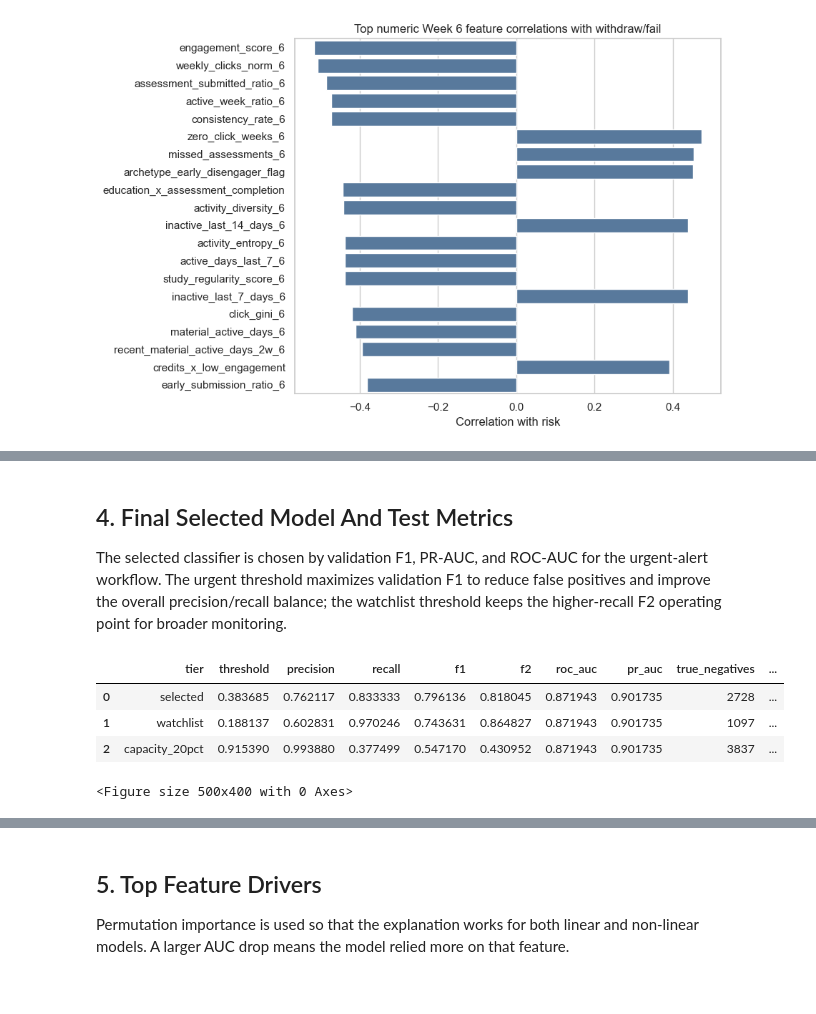
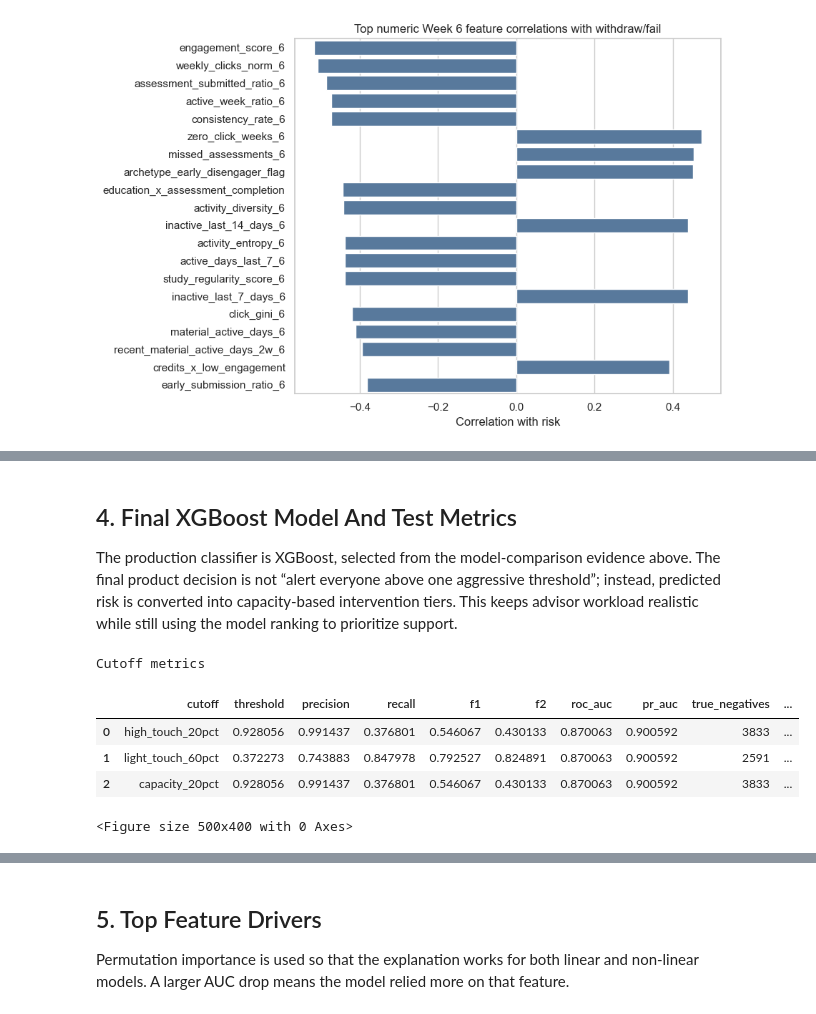
Before and after one commit to gsharsh/studords, a Jupyter notebook: notebooks/02_disengagement_model.ipynb, the cells around one changed output, grey strips where cells are left out. Cells and saved outputs as stored; diff of their text form; code cells hidden in the pictures.

Commit message:
Refine report layout and recommender workflow

```diff
--- a/notebooks/02_disengagement_model.ipynb
+++ b/notebooks/02_disengagement_model.ipynb
@@ -214,21 +263,23 @@ model_result["overfit_check"][[
 # %% [markdown]
-## 4. Final Selected Model And Test Metrics
+## 4. Final XGBoost Model And Test Metrics
 
-The selected classifier is chosen by validation F1, PR-AUC, and ROC-AUC for the urgent-alert workflow. The urgent threshold maximizes validation F1 to reduce false positives and improve the overall precision/recall balance; the watchlist threshold keeps the higher-recall F2 operating point for broader monitoring.
+The production classifier is XGBoost, selected from the model-comparison evidence above. The final product decision is not “alert everyone above one aggressive threshold”; instead, predicted risk is converted into capacity-based intervention tiers. This keeps advisor workload realistic while still using the model ranking to prioritize support.
 # %%
 plot_model_outputs(model_result)
 
+print("Cutoff metrics")
 pd.DataFrame([
-    {"tier": "selected", **model_result["primary_metrics"]},
-    {"tier": "watchlist", **model_result["watchlist_metrics"]},
-    {"tier": "capacity_20pct", **model_result["capacity_metrics"]},
+    {"cutoff": "high_touch_20pct", **model_result["primary_metrics"]},
+    {"cutoff": "light_touch_60pct", **model_result["watchlist_metrics"]},
+    {"cutoff": "capacity_20pct", **model_result["capacity_metrics"]},
 ])
 # %% [output]
+Cutoff metrics
-|  | tier | threshold | precision | recall | f1 | f2 | roc_auc | pr_auc | true_negatives | ... |
-| 0 | selected | 0.383685 | 0.762117 | 0.833333 | 0.796136 | 0.818045 | 0.871943 | 0.901735 | 2728 | ... |
-| 1 | watchlist | 0.188137 | 0.602831 | 0.970246 | 0.743631 | 0.864827 | 0.871943 | 0.901735 | 1097 | ... |
-| 2 | capacity_20pct | 0.915390 | 0.993880 | 0.377499 | 0.547170 | 0.430952 | 0.871943 | 0.901735 | 3837 | ... |
+|  | cutoff | threshold | precision | recall | f1 | f2 | roc_auc | pr_auc | true_negatives | ... |
+| 0 | high_touch_20pct | 0.928056 | 0.991437 | 0.376801 | 0.546067 | 0.430133 | 0.870063 | 0.900592 | 3833 | ... |
+| 1 | light_touch_60pct | 0.372273 | 0.743883 | 0.847978 | 0.792527 | 0.824891 | 0.870063 | 0.900592 | 2591 | ... |
+| 2 | capacity_20pct | 0.928056 | 0.991437 | 0.376801 | 0.546067 | 0.430133 | 0.870063 | 0.900592 | 3833 | ... |
-<Figure size 500x400 with 0 Axes>
+<Figure size 500x400 with 0 Axes>
 # %%
 model_result["threshold_table"][[
     "threshold_name", "threshold", "precision", "recall", "f1", "roc_auc", "false_positives", "false_negatives", "alerts", "alert_rate"
```
Also changed, not shown: parts of 12 cells of this notebook, 15 other files.
